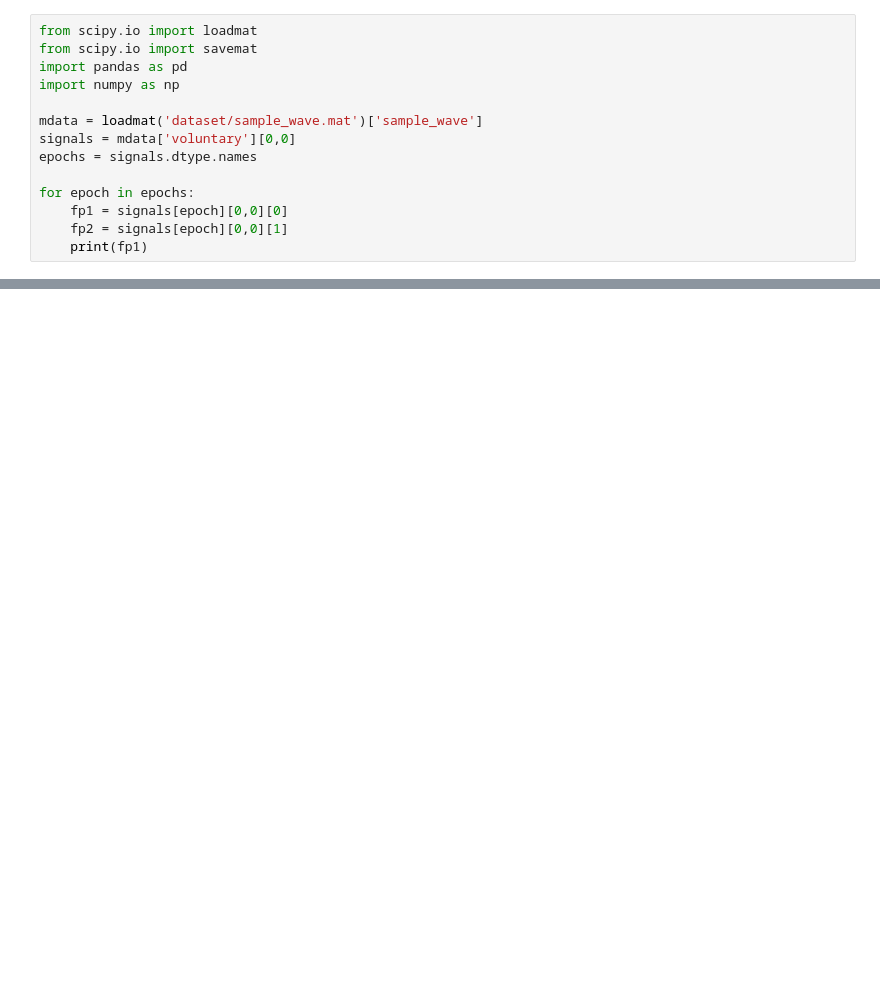
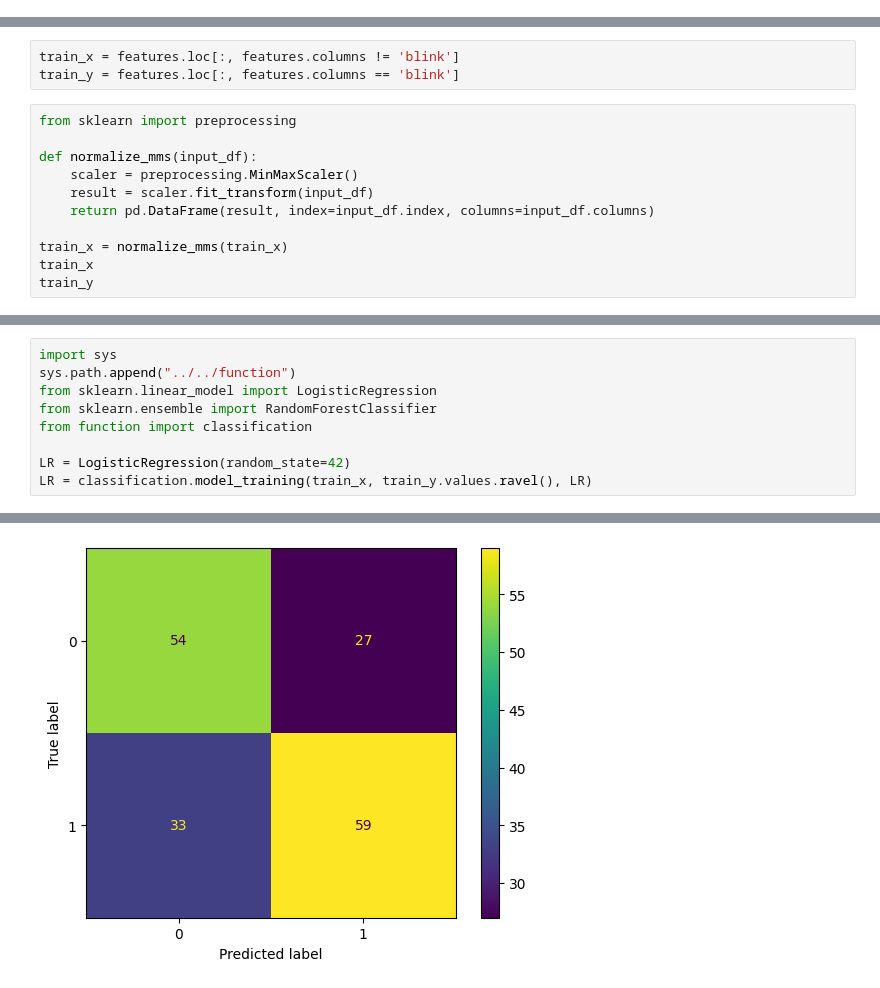
Before and after one commit to edwinsanjaya/bci-finalproject, a Jupyter notebook: sandbox/test-blink-dataset/matlab-to-pickle.ipynb, the cells around one changed output, grey strips where cells are left out. Cells and saved outputs as stored; diff of their text form; blank space fills up the shorter version.

Commit message:
finish classifier

```diff
--- a/sandbox/test-blink-dataset/matlab-to-pickle.ipynb
+++ b/sandbox/test-blink-dataset/matlab-to-pickle.ipynb
@@ -1,14 +0,0 @@
-# %%
-from scipy.io import loadmat
-from scipy.io import savemat
-import pandas as pd
-import numpy as np
-
-mdata = loadmat('dataset/sample_wave.mat')['sample_wave']
-signals = mdata['voluntary'][0,0]
-epochs = signals.dtype.names
-
-for epoch in epochs:
-    fp1 = signals[epoch][0,0][0]
-    fp2 = signals[epoch][0,0][1]
-    print(fp1)
@@ -32,0 +138,14 @@ for epoch in epochs:
+# %%
+train_x = features.loc[:, features.columns != 'blink']
+train_y = features.loc[:, features.columns == 'blink']
+# %%
+from sklearn import preprocessing
+
+def normalize_mms(input_df):
+    scaler = preprocessing.MinMaxScaler()
+    result = scaler.fit_transform(input_df)
+    return pd.DataFrame(result, index=input_df.index, columns=input_df.columns)
+
+train_x = normalize_mms(train_x)
+train_x
+train_y
@@ -32,0 +166,10 @@ for epoch in epochs:
+# %%
+import sys
+sys.path.append("../../function")
+from sklearn.linear_model import LogisticRegression
+from sklearn.ensemble import RandomForestClassifier
+from function import classification
+
+LR = LogisticRegression(random_state=42)
+LR = classification.model_training(train_x, train_y.values.ravel(), LR)
+# %% [output]
@@ -32,0 +193 @@ for epoch in epochs:
+[figure, added]
```
Also changed, not shown: parts of 7 cells of this notebook, 1 other file.
